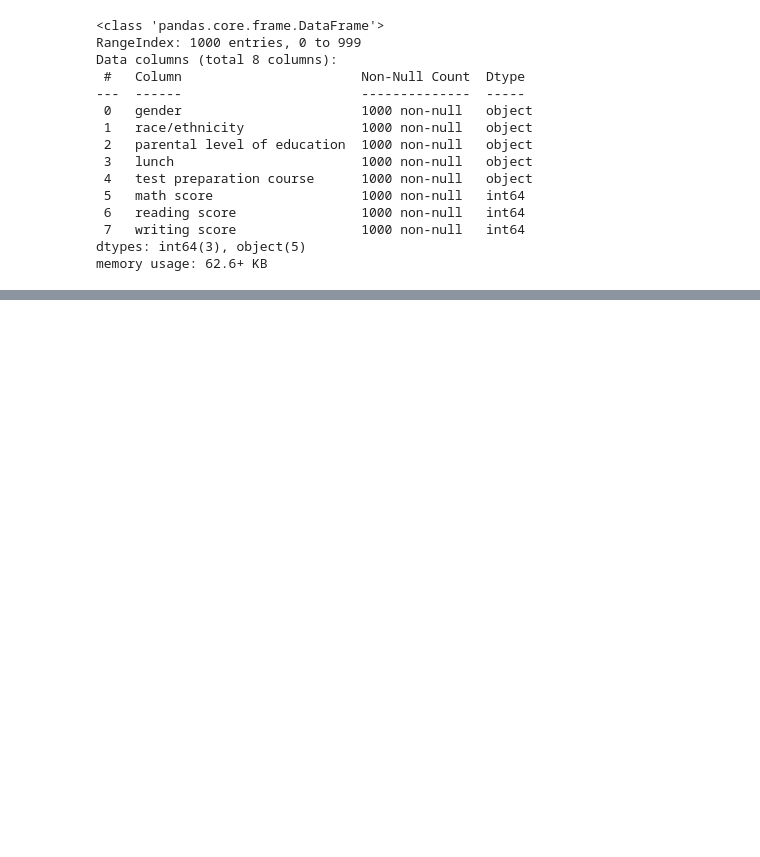
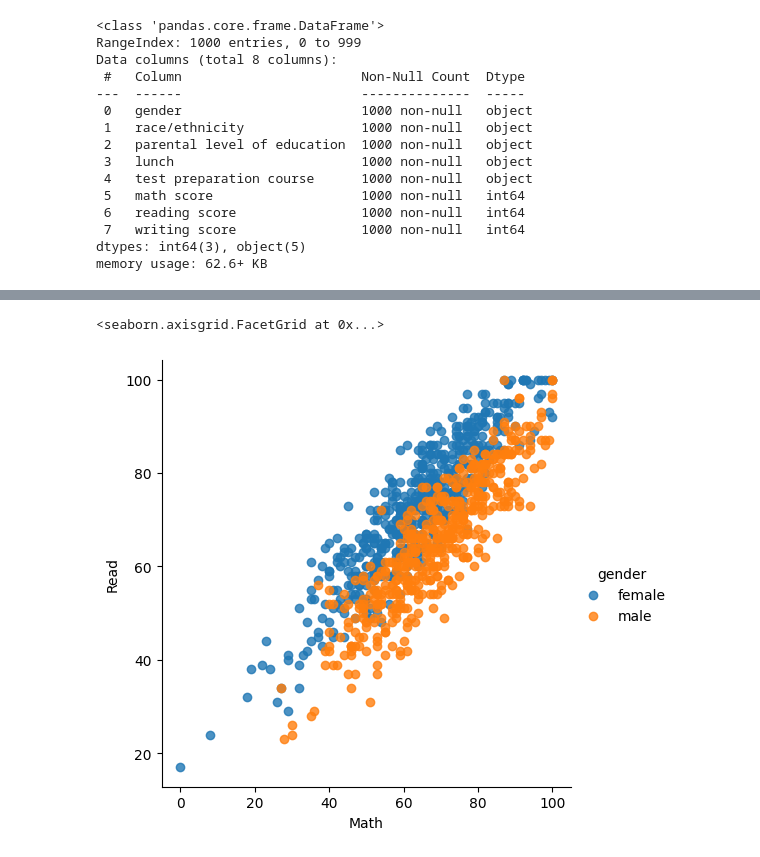
Before and after one commit to SakhAlgo/-2, a Jupyter notebook: StepikCourse1/main.ipynb, the cells around one changed output, grey strips where cells are left out. Drawn from its saved outputs; the diff is of its cells as text; code cells hidden in the pictures; blank space fills up the shorter version.

```diff
--- a/StepikCourse1/main.ipynb
+++ b/StepikCourse1/main.ipynb
@@ -137,0 +92,9 @@ df.query('math_score > 80 & gender == "female"' )
+# %%
+
+ax = sb.lmplot(x='math_score', y='reading_score', data=df, hue='gender', fit_reg=False)
+ax.set_xlabels('Math')
+ax.set_ylabels('Read')
+# df.head()
+# %% [output]
+<seaborn.axisgrid.FacetGrid at 0x...>
+[figure, added]
```
Also changed, not shown: parts of 13 cells of this notebook, 14 other files.
